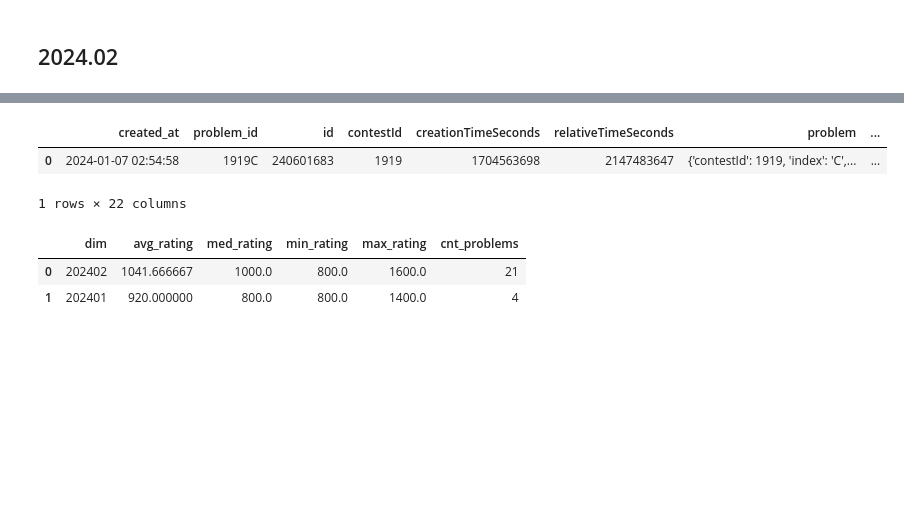
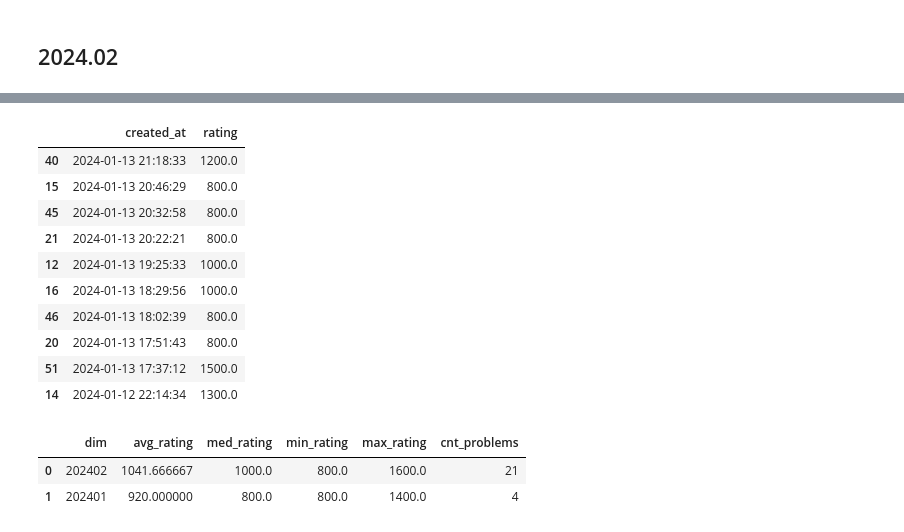
Before and after one commit to sh19910711/memo, a Jupyter notebook: codeforces.com/memo.ipynb, the cells around one changed output, grey strips where cells are left out. Saved outputs shown, nothing was run; the diff lists cells and outputs as text; code cells hidden in the pictures; blank space fills up the shorter version.

```diff
--- a/codeforces.com/memo.ipynb
+++ b/codeforces.com/memo.ipynb
@@ -355,6 +370,7 @@ import pandas as pd
 import duckdb
 import json
 
+! curl -s 'https://codeforces.com/api/user.status?handle=sh19910711&from=1' | gzip > ./api/user.status.json.gz
 df_problems = pd.DataFrame(list(pd.read_json('./api/problemset.problems.json.gz').result.problems))
 df = pd.DataFrame(list(pd.read_json('./api/user.status.json.gz').result))
 df_sub = pd.DataFrame(df[df.testset == 'TESTS'])
@@ -363,37 +379,45 @@ df_sub['problem_json'] = df_sub.problem.apply(lambda x: json.dumps(x))
 df5 = duckdb.connect().execute(
 '''
     with
         problems as
         (select
             contestId || index as problem_id,
             *
         from
             df_problems
         ),
         submissions as
         (select
             make_timestamp(creationTimeSeconds * 1000 * 1000) + interval 9 hours as created_at,
             json_extract_string(problem_json, '$.contestId') || json_extract_string(problem_json, '$.index') as problem_id,
             *
         from
             df_sub
         )
     select
         *
     from
         submissions
     join
         problems
     using (problem_id)
     where
         verdict = 'OK'
 '''
 ).df()
-df5.head(1)
+df5[['created_at', 'rating']].sort_values(by='created_at', ascending=False).head(10)
 # %% [output]
-|  | created_at | problem_id | id | contestId | creationTimeSeconds | relativeTimeSeconds | problem | ... |
-| 0 | 2024-01-07 02:54:58 | 1919C | 240601683 | 1919 | 1704563698 | 2147483647 | {'contestId': 1919, 'index': 'C',... | ... |
+|  | created_at | rating |
+| 40 | 2024-01-13 21:18:33 | 1200.0 |
+| 15 | 2024-01-13 20:46:29 | 800.0 |
+| 45 | 2024-01-13 20:32:58 | 800.0 |
+| 21 | 2024-01-13 20:22:21 | 800.0 |
+| 12 | 2024-01-13 19:25:33 | 1000.0 |
+| 16 | 2024-01-13 18:29:56 | 1000.0 |
+| 46 | 2024-01-13 18:02:39 | 800.0 |
+| 20 | 2024-01-13 17:51:43 | 800.0 |
+| 51 | 2024-01-13 17:37:12 | 1500.0 |
+| 14 | 2024-01-12 22:14:34 | 1300.0 |
-1 rows × 22 columns
 # %%
 duckdb.connect().execute(
 '''
```
Also changed, not shown: parts of 2 cells of this notebook, 11 other files.
